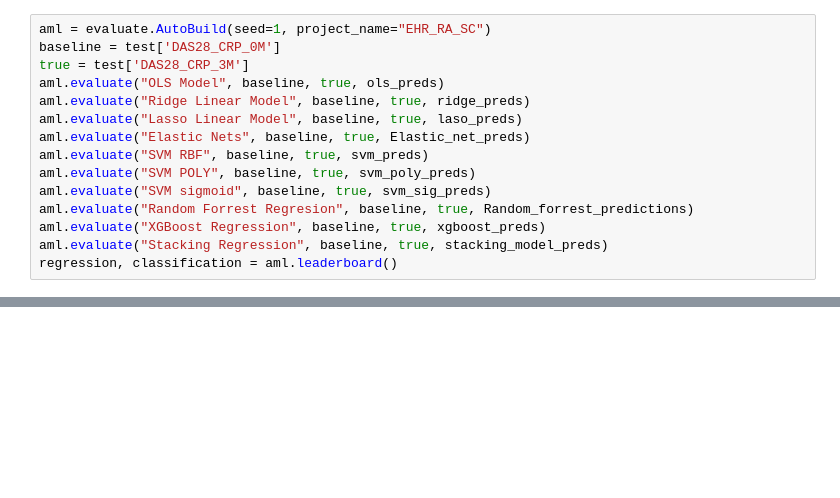
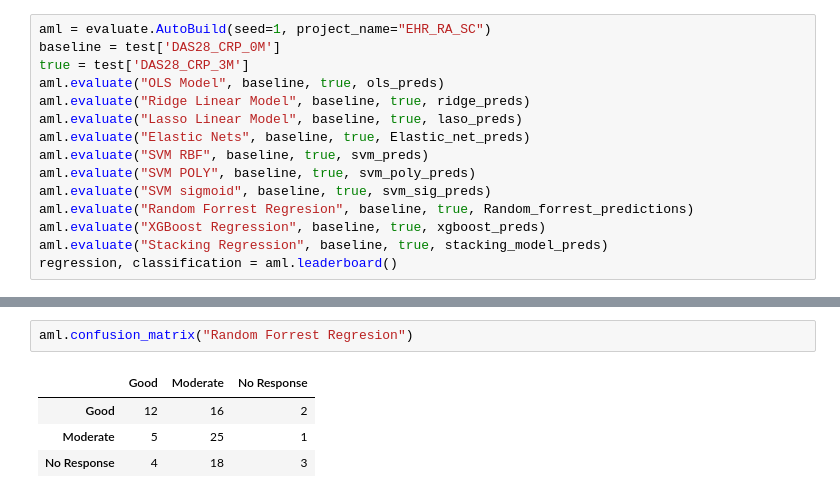
Before and after one commit to Gaskell-1206/Ensemble_DRP, a Jupyter notebook: ML_Model (Buz's Work)/intital_benchmarking.ipynb, the cells around one changed output, grey strips where cells are left out. Saved outputs shown, nothing was run; the diff lists cells and outputs as text; blank space fills up the shorter version.

```diff
--- a/ML_Model (Buz's Work)/intital_benchmarking.ipynb
+++ b/ML_Model (Buz's Work)/intital_benchmarking.ipynb
@@ -173,0 +167,7 @@ classification
+# %%
+aml.confusion_matrix("Random Forrest Regresion")
+# %% [output]
+|  | Good | Moderate | No Response |
+| Good | 12 | 16 | 2 |
+| Moderate | 5 | 25 | 1 |
+| No Response | 4 | 18 | 3 |
```
Also changed, not shown: parts of 6 cells of this notebook, 1 other file.
